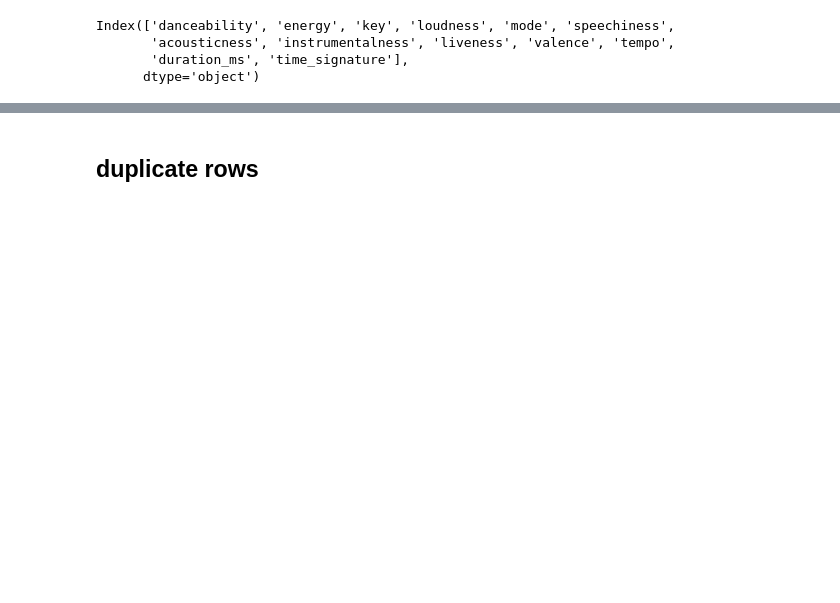
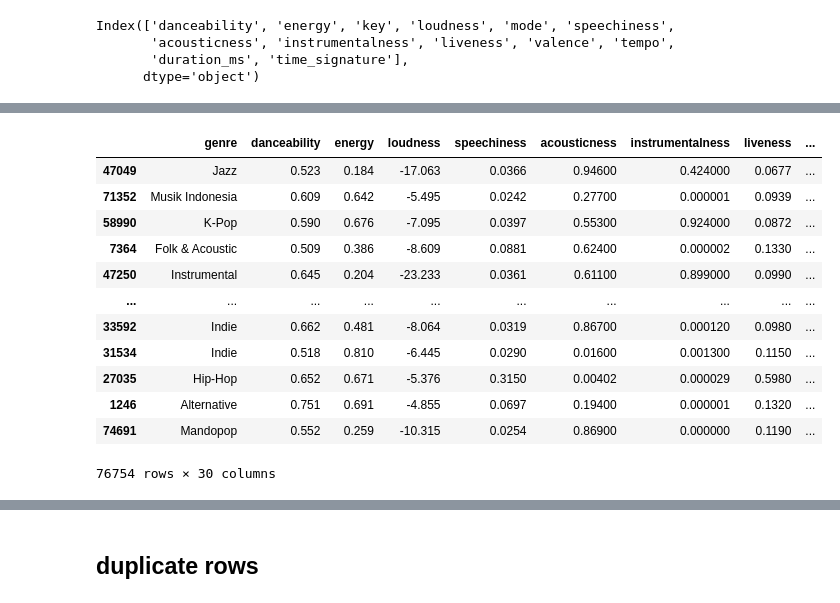
Before and after one commit to Hanyu0118/IS3107_letsgo, a Jupyter notebook: Model/genre.ipynb, the cells around one changed output, grey strips where cells are left out. Cells and saved outputs as stored; diff of their text form; code cells hidden in the pictures; blank space fills up the shorter version.

Commit message:
genre update, streamlit dashboard start

```diff
--- a/Model/genre.ipynb
+++ b/Model/genre.ipynb
@@ -106,8 +103,8 @@ df # 85637 row: higher than audio features' row - might be repetitive songs
 # %%
-# df["key"]=df["key"].astype('category')
-# df["mode"]=df["mode"].astype('category')
-# df["genre"]=df["genre"].astype('category')
-# df["time_signature"]=df["time_signature"].astype('category')
+df["key"]=df["key"].astype('category')
+df["mode"]=df["mode"].astype('category')
+df["genre"]=df["genre"].astype('category')
+df["time_signature"]=df["time_signature"].astype('category')
 # %%
 df = df.drop(["track_id", "id"], axis=1)
 df
@@ -248,3 +245,20 @@ plt.show()
 # %%
 from sklearn.utils import shuffle
 df = shuffle(df)
+# %%
+df = pd.get_dummies(df, columns=['key','mode','time_signature'])
+df
+# %% [output]
+|  | genre | danceability | energy | loudness | speechiness | acousticness | instrumentalness | liveness | ... |
+| 47049 | Jazz | 0.523 | 0.184 | -17.063 | 0.0366 | 0.94600 | 0.424000 | 0.0677 | ... |
+| 71352 | Musik Indonesia | 0.609 | 0.642 | -5.495 | 0.0242 | 0.27700 | 0.000001 | 0.0939 | ... |
+| 58990 | K-Pop | 0.590 | 0.676 | -7.095 | 0.0397 | 0.55300 | 0.924000 | 0.0872 | ... |
+| 7364 | Folk & Acoustic | 0.509 | 0.386 | -8.609 | 0.0881 | 0.62400 | 0.000002 | 0.1330 | ... |
+| 47250 | Instrumental | 0.645 | 0.204 | -23.233 | 0.0361 | 0.61100 | 0.899000 | 0.0990 | ... |
+| ... | ... | ... | ... | ... | ... | ... | ... | ... | ... |
+| 33592 | Indie | 0.662 | 0.481 | -8.064 | 0.0319 | 0.86700 | 0.000120 | 0.0980 | ... |
+| 31534 | Indie | 0.518 | 0.810 | -6.445 | 0.0290 | 0.01600 | 0.001300 | 0.1150 | ... |
+| 27035 | Hip-Hop | 0.652 | 0.671 | -5.376 | 0.3150 | 0.00402 | 0.000029 | 0.5980 | ... |
+| 1246 | Alternative | 0.751 | 0.691 | -4.855 | 0.0697 | 0.19400 | 0.000001 | 0.1320 | ... |
+| 74691 | Mandopop | 0.552 | 0.259 | -10.315 | 0.0254 | 0.86900 | 0.000000 | 0.1190 | ... |
+76754 rows × 30 columns
```
Also changed, not shown: parts of 67 cells of this notebook, 1 other file.
